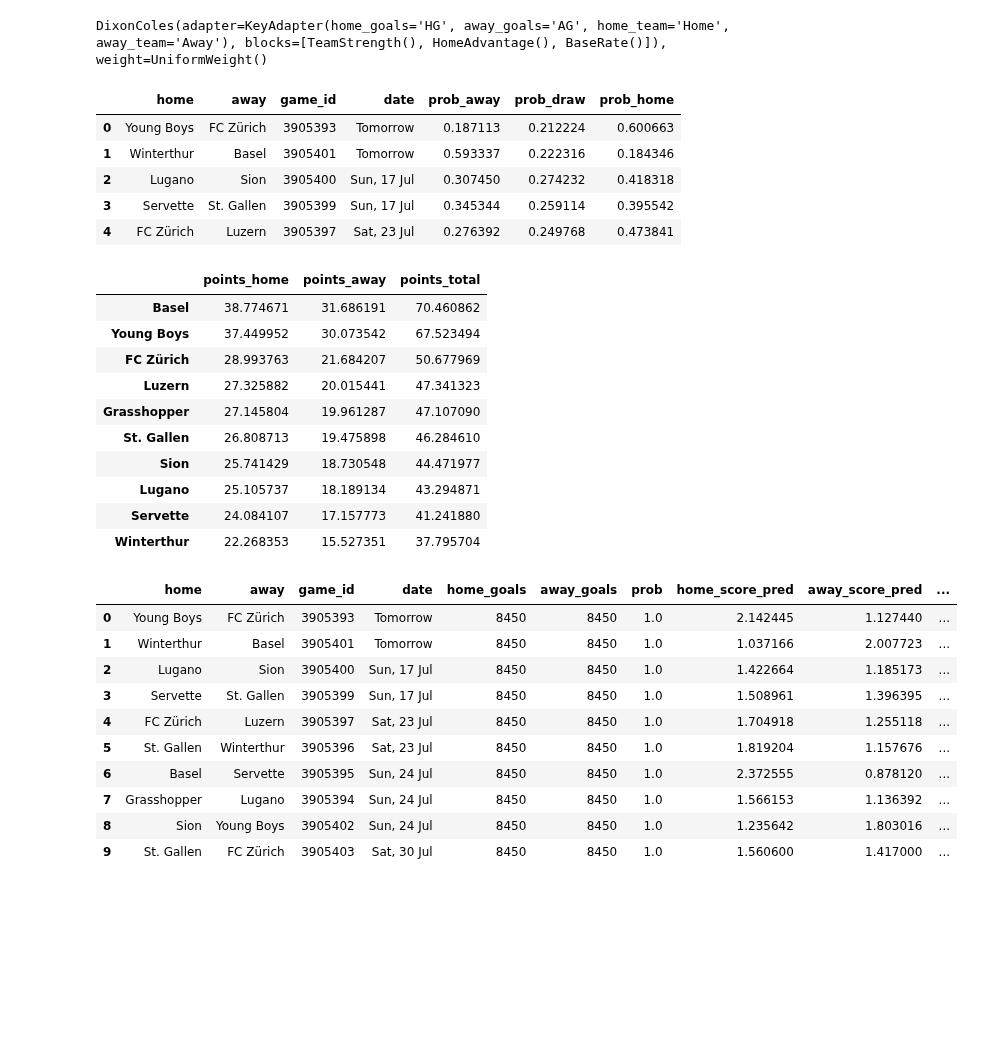
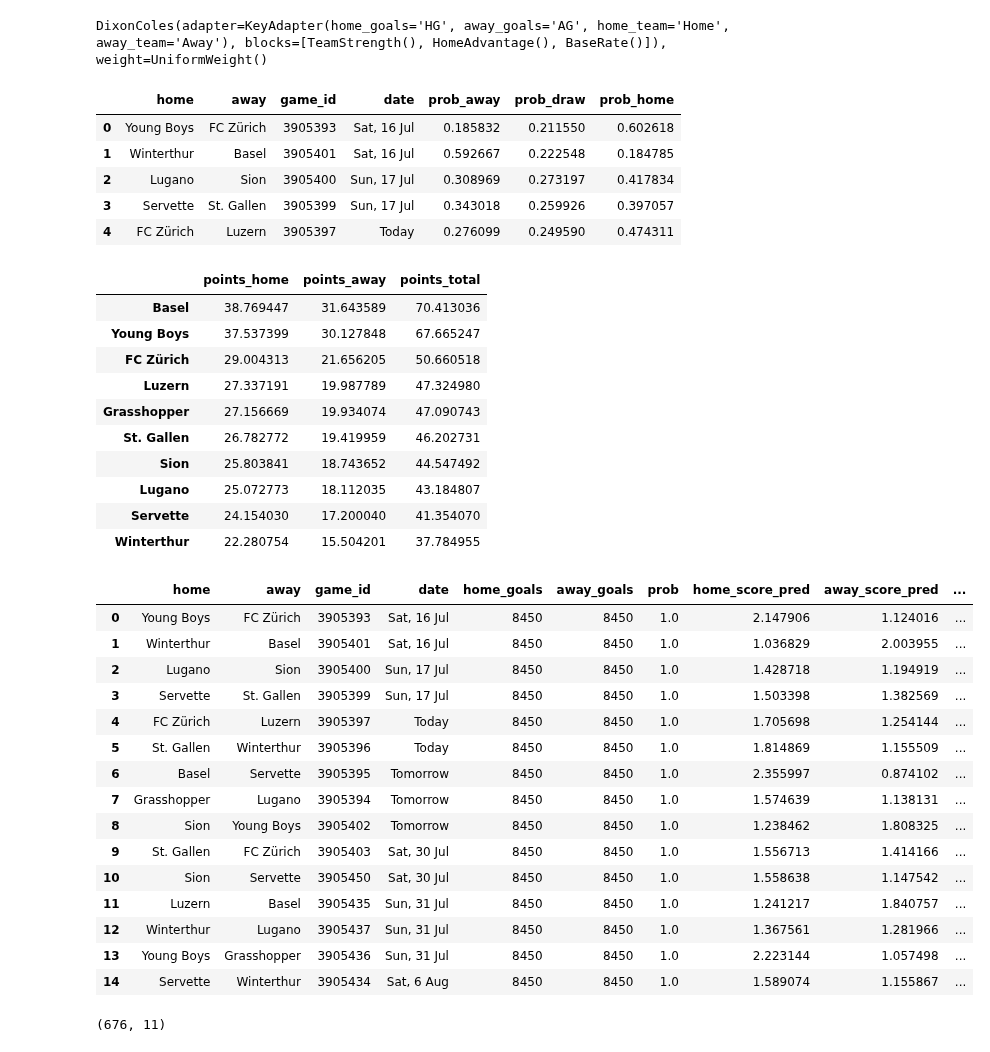
Before and after one commit to TK5-Tim/ds-projects, a Jupyter notebook: rsl/season_pred_22_23.ipynb, the cells around one changed output. Drawn from its saved outputs; the diff is of its cells as text; code cells hidden in the pictures; blank space fills up the shorter version.

```diff
--- a/rsl/season_pred_22_23.ipynb
+++ b/rsl/season_pred_22_23.ipynb
@@ -16,5 +11,5 @@ import pandas_montecarlo
 # %%
-mh = pd.read_csv('data/super_league_matches_historical.csv')
+mh = pd.read_csv('https://www.football-data.co.uk/new/SWZ.csv')
 # %%
 mh['Home'].unique()
 # %% [output]
@@ -317,6 +314,8 @@ for index, row in df_fixtures_short.iterrows():
         _df_scores = pd.concat([_df_scores,pd.DataFrame(_dict_scorelines)], ignore_index=True, axis=0)
     _df_scores['home_score_pred'] = _df_scores['home_goals'] * _df_scores['prob']
     _df_scores['away_score_pred'] = _df_scores['away_goals'] * _df_scores['prob']
+    _df_scores['home_most_probable_score'] = _df_scores.sort_values('prob',ascending=False).head(1)['home_goals'].values[0]
+    _df_scores['away_most_probable_score'] = _df_scores.sort_values('prob',ascending=False).head(1)['away_goals'].values[0]
     df_score_pred = pd.concat([df_score_pred, _df_scores.groupby(['home','away','game_id','date']).sum().reset_index()], ignore_index=True, axis=0)
 
 
@@ -342,11 +341,11 @@ df_score_pred['away_score_pred_int'] = df_score_pred['away_score_pred'].round(0)
 df_predictions.head()
 # %% [output]
 |  | home | away | game_id | date | prob_away | prob_draw | prob_home |
-| 0 | Young Boys | FC Zürich | 3905393 | Tomorrow | 0.187113 | 0.212224 | 0.600663 |
-| 1 | Winterthur | Basel | 3905401 | Tomorrow | 0.593337 | 0.222316 | 0.184346 |
-| 2 | Lugano | Sion | 3905400 | Sun, 17 Jul | 0.307450 | 0.274232 | 0.418318 |
-| 3 | Servette | St. Gallen | 3905399 | Sun, 17 Jul | 0.345344 | 0.259114 | 0.395542 |
-| 4 | FC Zürich | Luzern | 3905397 | Sat, 23 Jul | 0.276392 | 0.249768 | 0.473841 |
+| 0 | Young Boys | FC Zürich | 3905393 | Sat, 16 Jul | 0.185832 | 0.211550 | 0.602618 |
+| 1 | Winterthur | Basel | 3905401 | Sat, 16 Jul | 0.592667 | 0.222548 | 0.184785 |
+| 2 | Lugano | Sion | 3905400 | Sun, 17 Jul | 0.308969 | 0.273197 | 0.417834 |
+| 3 | Servette | St. Gallen | 3905399 | Sun, 17 Jul | 0.343018 | 0.259926 | 0.397057 |
+| 4 | FC Zürich | Luzern | 3905397 | Today | 0.276099 | 0.249590 | 0.474311 |
 # %%
 df_predictions['points_home'] = 3 * df_predictions['prob_home'] + 1 * df_predictions['prob_draw']
 df_predictions['points_away'] = 3 * df_predictions['prob_away'] + 1 * df_predictions['prob_draw']
@@ -357,27 +356,39 @@ df_points['points_total'] = df_points['points_home'] + df_points['points_away']
 df_points.sort_values(by='points_total', ascending=False)
 # %% [output]
 |  | points_home | points_away | points_total |
-| Basel | 38.774671 | 31.686191 | 70.460862 |
-| Young Boys | 37.449952 | 30.073542 | 67.523494 |
-| FC Zürich | 28.993763 | 21.684207 | 50.677969 |
-| Luzern | 27.325882 | 20.015441 | 47.341323 |
-| Grasshopper | 27.145804 | 19.961287 | 47.107090 |
-| St. Gallen | 26.808713 | 19.475898 | 46.284610 |
-| Sion | 25.741429 | 18.730548 | 44.471977 |
-| Lugano | 25.105737 | 18.189134 | 43.294871 |
-| Servette | 24.084107 | 17.157773 | 41.241880 |
-| Winterthur | 22.268353 | 15.527351 | 37.795704 |
+| Basel | 38.769447 | 31.643589 | 70.413036 |
+| Young Boys | 37.537399 | 30.127848 | 67.665247 |
+| FC Zürich | 29.004313 | 21.656205 | 50.660518 |
+| Luzern | 27.337191 | 19.987789 | 47.324980 |
+| Grasshopper | 27.156669 | 19.934074 | 47.090743 |
+| St. Gallen | 26.782772 | 19.419959 | 46.202731 |
+| Sion | 25.803841 | 18.743652 | 44.547492 |
+| Lugano | 25.072773 | 18.112035 | 43.184807 |
+| Servette | 24.154030 | 17.200040 | 41.354070 |
+| Winterthur | 22.280754 | 15.504201 | 37.784955 |
+# %%
+df_score_pred['away_most_probable_score'] = df_score_pred['away_most_probable_score'] / 676
+df_score_pred['home_most_probable_score'] = df_score_pred['home_most_probable_score'] / 676
 # %%
-df_score_pred.head(10)
+df_score_pred.head(15)
 # %% [output]
 |  | home | away | game_id | date | home_goals | away_goals | prob | home_score_pred | away_score_pred | ... |
-| 0 | Young Boys | FC Zürich | 3905393 | Tomorrow | 8450 | 8450 | 1.0 | 2.142445 | 1.127440 | ... |
-| 1 | Winterthur | Basel | 3905401 | Tomorrow | 8450 | 8450 | 1.0 | 1.037166 | 2.007723 | ... |
-| 2 | Lugano | Sion | 3905400 | Sun, 17 Jul | 8450 | 8450 | 1.0 | 1.422664 | 1.185173 | ... |
-| 3 | Servette | St. Gallen | 3905399 | Sun, 17 Jul | 8450 | 8450 | 1.0 | 1.508961 | 1.396395 | ... |
-| 4 | FC Zürich | Luzern | 3905397 | Sat, 23 Jul | 8450 | 8450 | 1.0 | 1.704918 | 1.255118 | ... |
-| 5 | St. Gallen | Winterthur | 3905396 | Sat, 23 Jul | 8450 | 8450 | 1.0 | 1.819204 | 1.157676 | ... |
-| 6 | Basel | Servette | 3905395 | Sun, 24 Jul | 8450 | 8450 | 1.0 | 2.372555 | 0.878120 | ... |
-| 7 | Grasshopper | Lugano | 3905394 | Sun, 24 Jul | 8450 | 8450 | 1.0 | 1.566153 | 1.136392 | ... |
-| 8 | Sion | Young Boys | 3905402 | Sun, 24 Jul | 8450 | 8450 | 1.0 | 1.235642 | 1.803016 | ... |
-| 9 | St. Gallen | FC Zürich | 3905403 | Sat, 30 Jul | 8450 | 8450 | 1.0 | 1.560600 | 1.417000 | ... |
+| 0 | Young Boys | FC Zürich | 3905393 | Sat, 16 Jul | 8450 | 8450 | 1.0 | 2.147906 | 1.124016 | ... |
+| 1 | Winterthur | Basel | 3905401 | Sat, 16 Jul | 8450 | 8450 | 1.0 | 1.036829 | 2.003955 | ... |
+| 2 | Lugano | Sion | 3905400 | Sun, 17 Jul | 8450 | 8450 | 1.0 | 1.428718 | 1.194919 | ... |
+| 3 | Servette | St. Gallen | 3905399 | Sun, 17 Jul | 8450 | 8450 | 1.0 | 1.503398 | 1.382569 | ... |
+| 4 | FC Zürich | Luzern | 3905397 | Today | 8450 | 8450 | 1.0 | 1.705698 | 1.254144 | ... |
+| 5 | St. Gallen | Winterthur | 3905396 | Today | 8450 | 8450 | 1.0 | 1.814869 | 1.155509 | ... |
+| 6 | Basel | Servette | 3905395 | Tomorrow | 8450 | 8450 | 1.0 | 2.355997 | 0.874102 | ... |
+| 7 | Grasshopper | Lugano | 3905394 | Tomorrow | 8450 | 8450 | 1.0 | 1.574639 | 1.138131 | ... |
+| 8 | Sion | Young Boys | 3905402 | Tomorrow | 8450 | 8450 | 1.0 | 1.238462 | 1.808325 | ... |
+| 9 | St. Gallen | FC Zürich | 3905403 | Sat, 30 Jul | 8450 | 8450 | 1.0 | 1.556713 | 1.414166 | ... |
+| 10 | Sion | Servette | 3905450 | Sat, 30 Jul | 8450 | 8450 | 1.0 | 1.558638 | 1.147542 | ... |
+| 11 | Luzern | Basel | 3905435 | Sun, 31 Jul | 8450 | 8450 | 1.0 | 1.241217 | 1.840757 | ... |
+| 12 | Winterthur | Lugano | 3905437 | Sun, 31 Jul | 8450 | 8450 | 1.0 | 1.367561 | 1.281966 | ... |
+| 13 | Young Boys | Grasshopper | 3905436 | Sun, 31 Jul | 8450 | 8450 | 1.0 | 2.223144 | 1.057498 | ... |
+| 14 | Servette | Winterthur | 3905434 | Sat, 6 Aug | 8450 | 8450 | 1.0 | 1.589074 | 1.155867 | ... |
+# %%
+_df_scores.shape
+# %% [output]
+(676, 11)
```
Also changed, not shown: parts of 15 cells of this notebook, 4 other files.
